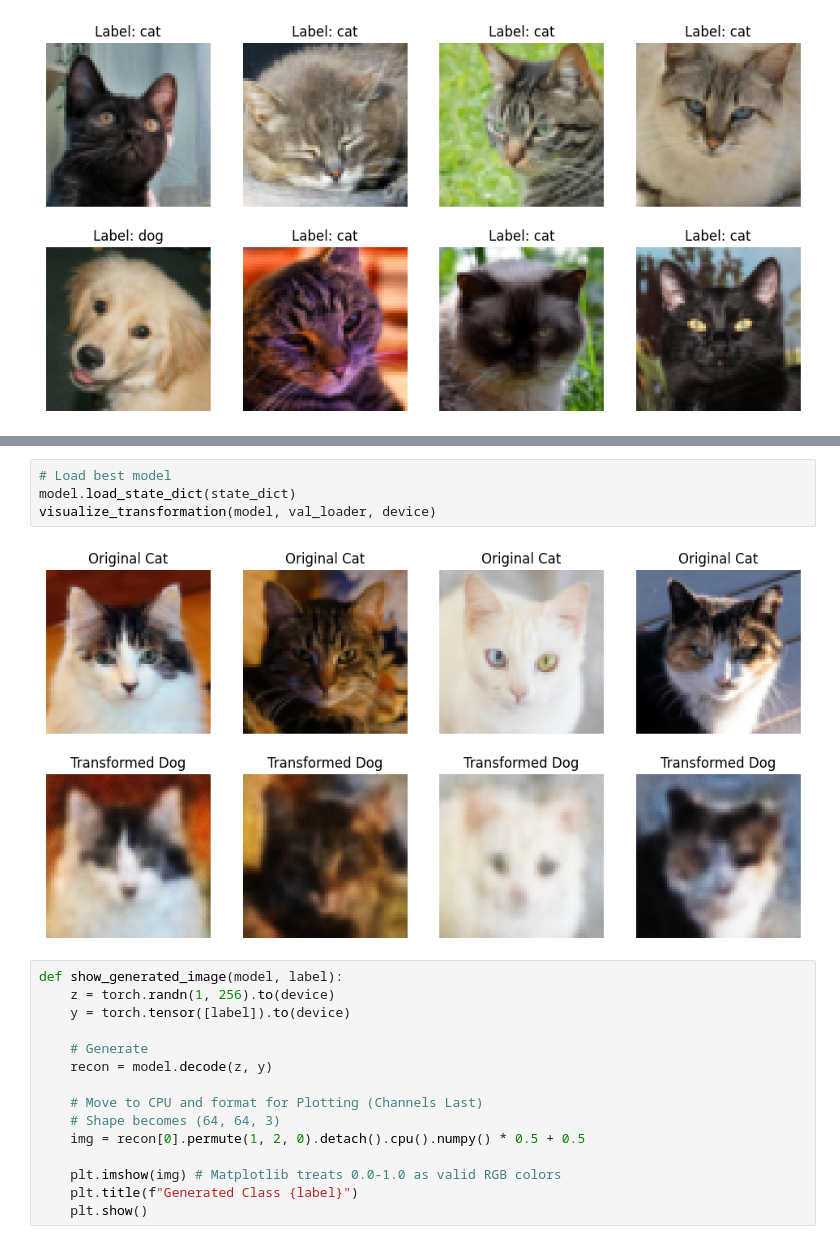
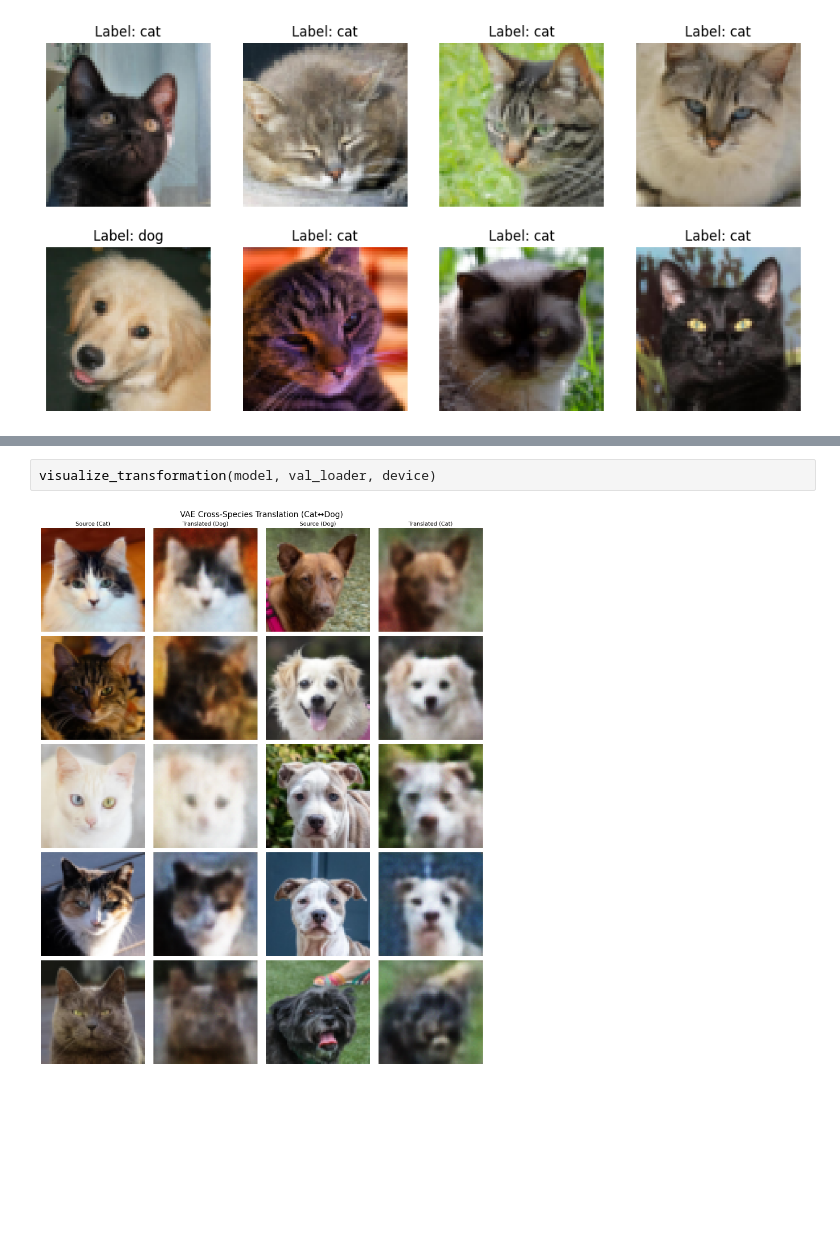
Before and after one commit to robertbejan/deepavance, a Jupyter notebook: miniproject_VAE.ipynb, the cells around one changed output, grey strips where cells are left out. Drawn from its saved outputs; the diff is of its cells as text; blank space fills up the shorter version.

```diff
--- a/miniproject_VAE.ipynb
+++ b/miniproject_VAE.ipynb
@@ -320,22 +410,5 @@ torch.save(state_dict, f"cvae_basic_40epochs.pth")
 # %%
-# Load best model
-model.load_state_dict(state_dict)
 visualize_transformation(model, val_loader, device)
 # %% [output]
-[figure, old version]
+[figure, new version]
-# %%
-def show_generated_image(model, label):
-    z = torch.randn(1, 256).to(device)
-    y = torch.tensor([label]).to(device)
-
-    # Generate
-    recon = model.decode(z, y)
-
-    # Move to CPU and format for Plotting (Channels Last)
-    # Shape becomes (64, 64, 3)
-    img = recon[0].permute(1, 2, 0).detach().cpu().numpy() * 0.5 + 0.5
-
-    plt.imshow(img) # Matplotlib treats 0.0-1.0 as valid RGB colors
-    plt.title(f"Generated Class {label}")
-    plt.show()
 # %%
```
Also changed, not shown: parts of 16 cells of this notebook, 1 other file.
